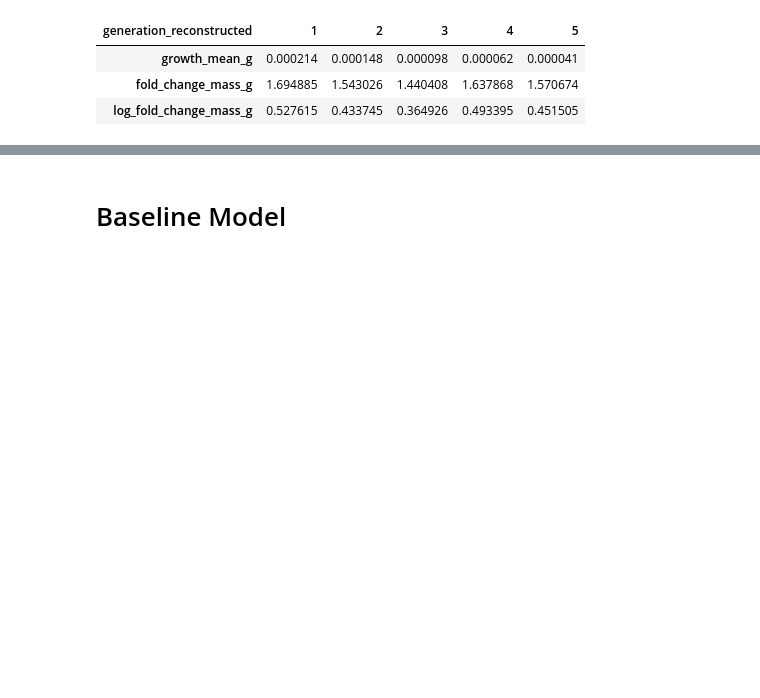
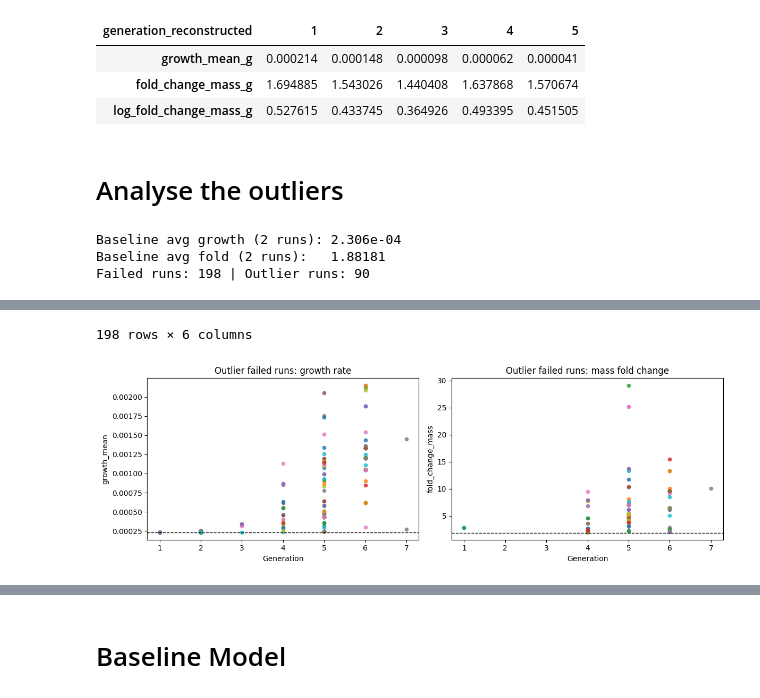
Before and after one commit to katha815/vEcoli-Local, a Jupyter notebook: surrogate/baseline_growth_rate.ipynb, the cells around one changed output, grey strips where cells are left out. Drawn from its saved outputs; the diff is of its cells as text; code cells hidden in the pictures; blank space fills up the shorter version.

```diff
--- a/surrogate/baseline_growth_rate.ipynb
+++ b/surrogate/baseline_growth_rate.ipynb
@@ -481,0 +777,16 @@ plt.show()
+# %%
+from pathlib import Path
+import pandas as pd
+
+pkl_path = Path('/user/home/il22158/work/vEcoli/reading/imported/df_single_ko.pkl')
+obj = pd.read_pickle(pkl_path)
+
+print(f'Loaded object type: {type(obj).__name__}')
+
+if isinstance(obj, pd.DataFrame):
+    print(f'Shape: {obj.shape}')
+    print('Columns:')
+    for i, c in enumerate(obj.columns, start=1):
+        print(f'{i:2d}. {c}')
+else:
+    print('Object is not a DataFrame, so no DataFrame columns to list.')
@@ -2834,3 +4822,65 @@ Wide preview (single-run feature/target style):
 | growth_mean_g | 0.000214 | 0.000148 | 0.000098 | 0.000062 | 0.000041 |
 | fold_change_mass_g | 1.694885 | 1.543026 | 1.440408 | 1.637868 | 1.570674 |
 | log_fold_change_mass_g | 0.527615 | 0.433745 | 0.364926 | 0.493395 | 0.451505 |
+# %% [markdown]
+# Analyse the outliers
+# %%
+from pathlib import Path
+import pandas as pd
+import matplotlib.pyplot as plt
+
+res = Path('/user/home/il22158/work/vEcoli/surrogate/results')
+ko = pd.read_csv(res / 'surrogate_preprocessed_ko441_generation_long.csv')
+base = pd.read_csv(res / 'surrogate_preprocessed_seed_default_generation_long.csv')
+
+for df in (ko, base):
+    for c in ['generation_reconstructed', 'growth_mean', 'fold_change_mass', 'variant', 'lineage_seed']:
+        if c in df.columns:
+            df[c] = pd.to_numeric(df[c], errors='coerce')
+    df['run'] = df['variant'].astype('Int64').astype(str) + '_' + df['lineage_seed'].astype('Int64').astype(str)
+
+failed_runs = ko.groupby('run')['generation_reconstructed'].max()
+failed_runs = failed_runs[failed_runs < 8].index
+ko_failed = ko[ko['run'].isin(failed_runs)].copy()
+
+ko_avg = ko_failed.groupby('run', as_index=False).agg(avg_growth=('growth_mean', 'mean'), avg_fold=('fold_change_mass', 'mean'))
+base_avg = base.groupby('run', as_index=False).agg(avg_growth=('growth_mean', 'mean'), avg_fold=('fold_change_mass', 'mean'))
+base_growth = base_avg['avg_growth'].head(2).mean()
+base_fold = base_avg['avg_fold'].head(2).mean()
+
+ko_avg['growth_outlier'] = ko_avg['avg_growth'] > base_growth
+ko_avg['fold_outlier'] = ko_avg['avg_fold'] > base_fold
+ko_avg['outlier'] = ko_avg['growth_outlier'] | ko_avg['fold_outlier']
+outlier_runs = ko_avg.loc[ko_avg['outlier'], 'run']
+plot_df = ko_failed[ko_failed['run'].isin(outlier_runs)].copy()
+
+print(f'Baseline avg growth (2 runs): {base_growth:.3e}')
+print(f'Baseline avg fold (2 runs):   {base_fold:.6g}')
+print(f'Failed runs: {len(failed_runs)} | Outlier runs: {outlier_runs.nunique()}')
+display(ko_avg.sort_values(['outlier', 'run'], ascending=[False, True]))
+
+if plot_df.empty:
+    print('No outlier failed runs found with the requested criteria.')
+else:
+    fig, ax = plt.subplots(1, 2, figsize=(12, 4), sharex=True)
+    for _, g in plot_df.groupby('run'):
+        gg = g[g['growth_mean'] > base_growth]
+        gf = g[g['fold_change_mass'] > base_fold]
+        if not gg.empty:
+            ax[0].scatter(gg['generation_reconstructed'], gg['growth_mean'], s=20, alpha=0.8)
+        if not gf.empty:
+            ax[1].scatter(gf['generation_reconstructed'], gf['fold_change_mass'], s=20, alpha=0.8)
+    ax[0].axhline(base_growth, color='black', ls='--', lw=1)
+    ax[1].axhline(base_fold, color='black', ls='--', lw=1)
+    ax[0].set_title('Outlier failed runs: growth rate')
+    ax[1].set_title('Outlier failed runs: mass fold change')
+    ax[0].set_xlabel('Generation')
+    ax[1].set_xlabel('Generation')
+    ax[0].set_ylabel('growth_mean')
+    ax[1].set_ylabel('fold_change_mass')
+    plt.tight_layout()
+    plt.show()
+# %% [output]
+Baseline avg growth (2 runs): 2.306e-04
+Baseline avg fold (2 runs):   1.88181
+Failed runs: 198 | Outlier runs: 90
@@ -2836,0 +4899,2 @@ Wide preview (single-run feature/target style):
+198 rows × 6 columns
+[figure, added]
```
Also changed, not shown: parts of 32 cells of this notebook, 27 other files.
